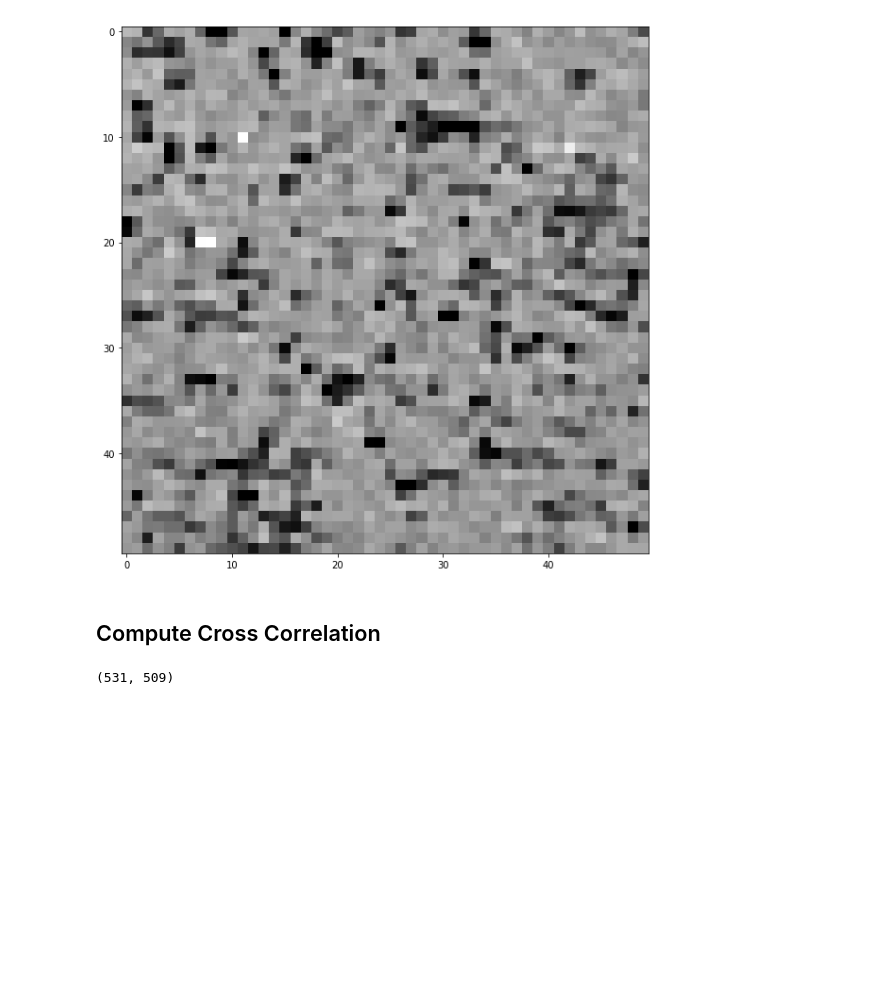
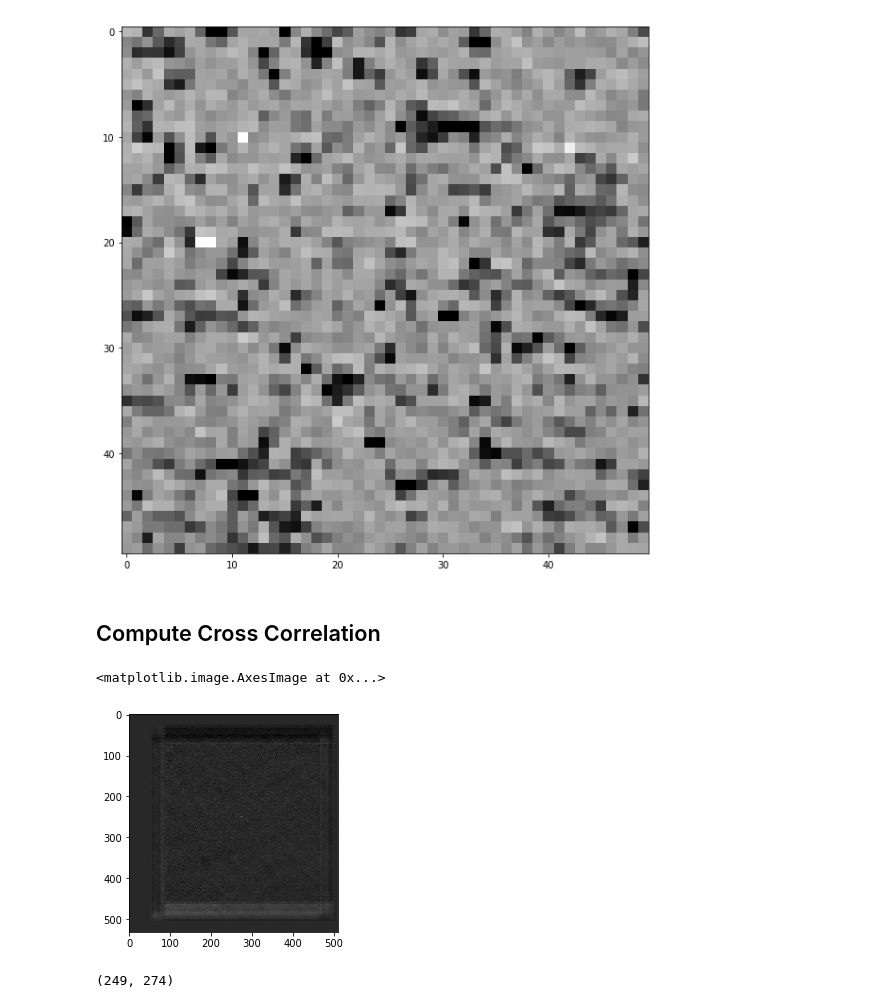
Before and after one commit to mfkiwl/splineDIC, a Jupyter notebook: notebooks/exploratory/stp_explore_image_convolution.ipynb, the cells around one changed output. Cells and saved outputs as stored; diff of their text form; code cells hidden in the pictures; blank space fills up the shorter version.

```diff
--- a/notebooks/exploratory/stp_explore_image_convolution.ipynb
+++ b/notebooks/exploratory/stp_explore_image_convolution.ipynb
@@ -64,7 +66,7 @@ plt.imshow(def_image, cmap='gray')
 subregion_indices = np.array([225, 275, 225, 275])
 # %%
 # Extract these regions from ref image and plot
-ref_subimage = ref_image[subregion_indices[2]:subregion_indices[3], subregion_indices[0]:subregion_indices[1]]
+ref_subimage = np.copy(ref_image[subregion_indices[2]:subregion_indices[3], subregion_indices[0]:subregion_indices[1]])
 fig, ax = plt.subplots(figsize=(10, 20))
 ax.imshow(ref_subimage, cmap='gray')
 plt.show()
@@ -72,8 +74,17 @@ plt.show()
 [figure]
 # %% [markdown]
 ## Compute Cross Correlation
-# %%
-# Pad array
-ref_image.shape
-# %% [output]
-(531, 509)
+# %%
+# normalize data
+sub_normed = ref_subimage - ref_subimage.mean()
+def_normed = def_image - def_image.mean()
+foo = sig.correlate2d(def_normed, sub_normed, boundary='symm', mode='same')
+plt.imshow(foo, cmap='gray')
+# %% [output]
+<matplotlib.image.AxesImage at 0x...>
+[figure, added]
+# %%
+bar = np.unravel_index(np.argmax(foo), foo.shape)
+print(bar)
+# %% [output]
+(249, 274)
```
Also changed, not shown: parts of 3 cells of this notebook.
